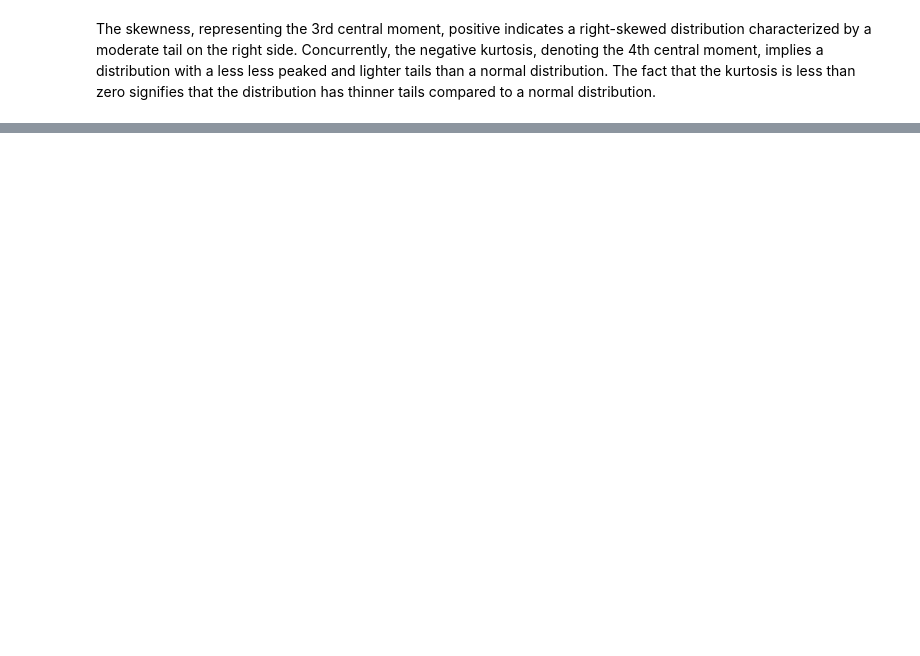
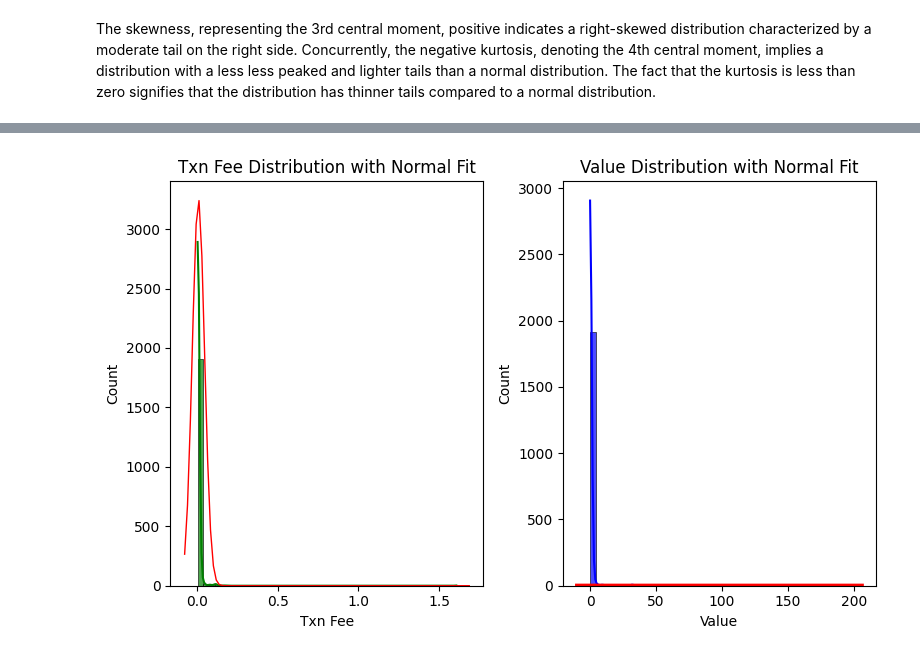
Before and after one commit to tisiphonee/DataS, a Jupyter notebook: data_analyse.ipynb, the cells around one changed output, grey strips where cells are left out. Drawn from its saved outputs; the diff is of its cells as text; code cells hidden in the pictures; blank space fills up the shorter version.

Commit message:
Add files via upload
Fix 2 Scaling

```diff
--- a/data_analyse.ipynb
+++ b/data_analyse.ipynb
@@ -134,3 +121,37 @@ plt.show()
+# %%
+plt.figure(figsize=(8, 5))
+
+plt.subplot(1, 2, 1)
+sns.histplot(df['Txn Fee'], bins=int(math.sqrt(len(df['Txn Fee']))), kde=True, color='g', alpha=0.7)
+mu, std = df['Txn Fee'].mean(), df['Txn Fee'].std()
+xmin, xmax = plt.xlim()
+x = np.linspace(xmin, xmax, 100)
+p = norm.pdf(x, mu, std)
+scaling_factor = len(df['Txn Fee']) * np.diff(np.histogram(df['Txn Fee'])[1])[0]
+plt.plot(x, p * scaling_factor, 'r', linewidth=1)
+plt.title('Txn Fee Distribution with Normal Fit')
+plt.xlabel('Txn Fee')
+
+plt.subplot(1, 2, 2)
+sns.histplot(df['Value'], bins=int(math.sqrt(len(df['Value']))), kde=True, color='b', alpha=0.7)
+mu, std = df['Value'].mean(), df['Value'].std()
+xmin, xmax = plt.xlim()
+x = np.linspace(xmin, xmax, 100)
+p = norm.pdf(x, mu, std)
+
+# df['Value'].dropna(inplace=True)
+# df['Value'] = df['Value'].replace([np.inf, -np.inf], np.nan).dropna()
+
+# scaling_factor = len(df['Value']) * np.diff(np.histogram(df['Value'])[1])[0]
+plt.plot(x, p, 'r', linewidth=3)
+plt.title('Value Distribution with Normal Fit')
+plt.xlabel('Value')
+plt.ylim(bottom=0)
+
+plt.tight_layout()
+plt.show()
+# %% [output]
+[figure, added]
 # %%
 import matplotlib.pyplot as plt
 import seaborn as sns
```
Also changed, not shown: parts of 5 cells of this notebook.
